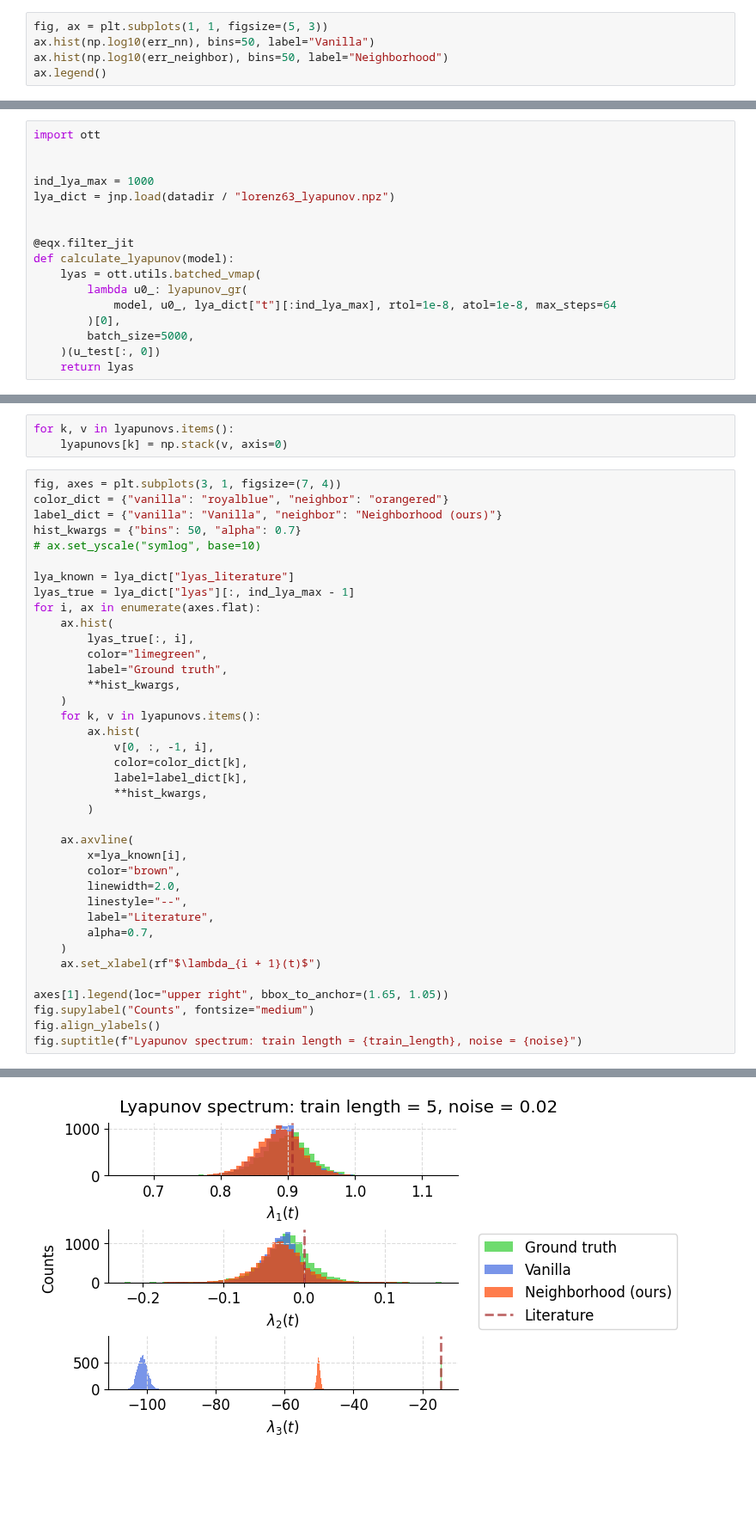
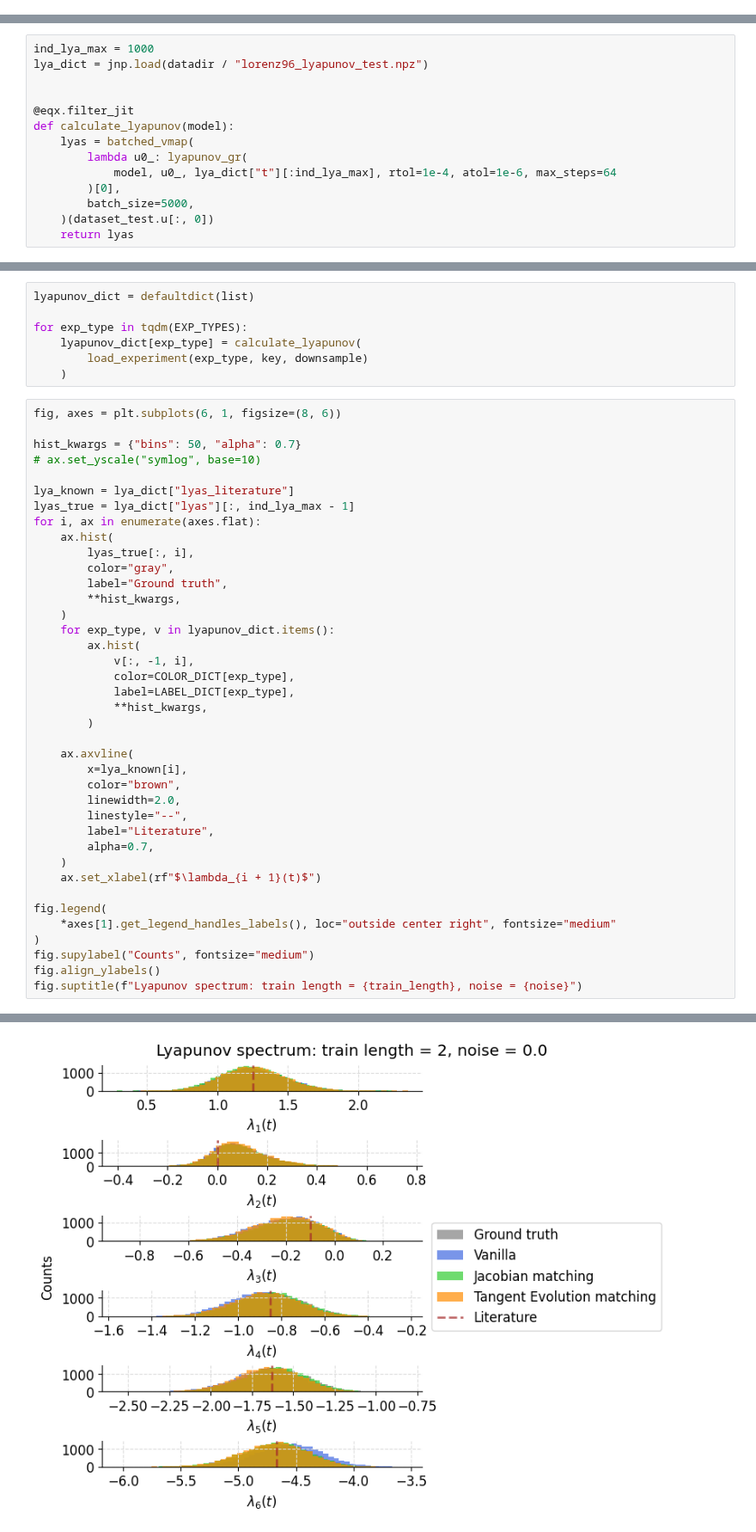
Before and after one commit to Jhko725/sandbox, a Jupyter notebook: notebooks/evaluation/lorenz96_eval.ipynb, the cells around one changed output, grey strips where cells are left out. Shown at 86% size. Drawn from its saved outputs; the diff is of its cells as text; blank space fills up the shorter version.

```diff
--- a/notebooks/evaluation/lorenz96_eval.ipynb
+++ b/notebooks/evaluation/lorenz96_eval.ipynb
@@ -449,5 +205,0 @@ Text(0.5, 0.98, 'Relative Jacobian MSE ($m = 4$, noise strength = 0.02%)')
-# %%
-fig, ax = plt.subplots(1, 1, figsize=(5, 3))
-ax.hist(np.log10(err_nn), bins=50, label="Vanilla")
-ax.hist(np.log10(err_neighbor), bins=50, label="Neighborhood")
-ax.legend()
@@ -457,17 +206,14 @@ ax.legend()
 # %%
-import ott
-
-
 ind_lya_max = 1000
-lya_dict = jnp.load(datadir / "lorenz63_lyapunov.npz")
+lya_dict = jnp.load(datadir / "lorenz96_lyapunov_test.npz")
 
 
 @eqx.filter_jit
 def calculate_lyapunov(model):
-    lyas = ott.utils.batched_vmap(
+    lyas = batched_vmap(
         lambda u0_: lyapunov_gr(
-            model, u0_, lya_dict["t"][:ind_lya_max], rtol=1e-8, atol=1e-8, max_steps=64
+            model, u0_, lya_dict["t"][:ind_lya_max], rtol=1e-4, atol=1e-6, max_steps=64
         )[0],
         batch_size=5000,
-    )(u_test[:, 0])
+    )(dataset_test.u[:, 0])
     return lyas
@@ -487,10 +220,13 @@ for k in tqdm((0,)):
-# %%
-for k, v in lyapunovs.items():
-    lyapunovs[k] = np.stack(v, axis=0)
+# %%
+lyapunov_dict = defaultdict(list)
+
+for exp_type in tqdm(EXP_TYPES):
+    lyapunov_dict[exp_type] = calculate_lyapunov(
+        load_experiment(exp_type, key, downsample)
+    )
 # %%
-fig, axes = plt.subplots(3, 1, figsize=(7, 4))
-color_dict = {"vanilla": "royalblue", "neighbor": "orangered"}
-label_dict = {"vanilla": "Vanilla", "neighbor": "Neighborhood (ours)"}
+fig, axes = plt.subplots(6, 1, figsize=(8, 6))
+
 hist_kwargs = {"bins": 50, "alpha": 0.7}
 # ax.set_yscale("symlog", base=10)
 
@@ -499,15 +235,15 @@ lyas_true = lya_dict["lyas"][:, ind_lya_max - 1]
 for i, ax in enumerate(axes.flat):
     ax.hist(
         lyas_true[:, i],
-        color="limegreen",
+        color="gray",
         label="Ground truth",
         **hist_kwargs,
     )
-    for k, v in lyapunovs.items():
+    for exp_type, v in lyapunov_dict.items():
         ax.hist(
-            v[0, :, -1, i],
-            color=color_dict[k],
-            label=label_dict[k],
+            v[:, -1, i],
+            color=COLOR_DICT[exp_type],
+            label=LABEL_DICT[exp_type],
             **hist_kwargs,
         )
 
@@ -521,7 +257,9 @@ for i, ax in enumerate(axes.flat):
     )
     ax.set_xlabel(rf"$\lambda_{i + 1}(t)$")
 
-axes[1].legend(loc="upper right", bbox_to_anchor=(1.65, 1.05))
+fig.legend(
+    *axes[1].get_legend_handles_labels(), loc="outside center right", fontsize="medium"
+)
 fig.supylabel("Counts", fontsize="medium")
 fig.align_ylabels()
 fig.suptitle(f"Lyapunov spectrum: train length = {train_length}, noise = {noise}")
@@ -530 +268 @@ Text(0.5, 0.98, 'Lyapunov spectrum: train length = 5, noise = 0.02')
-[figure, old version]
+[figure, new version]
```
Also changed, not shown: parts of 30 cells of this notebook, 6 other files.
